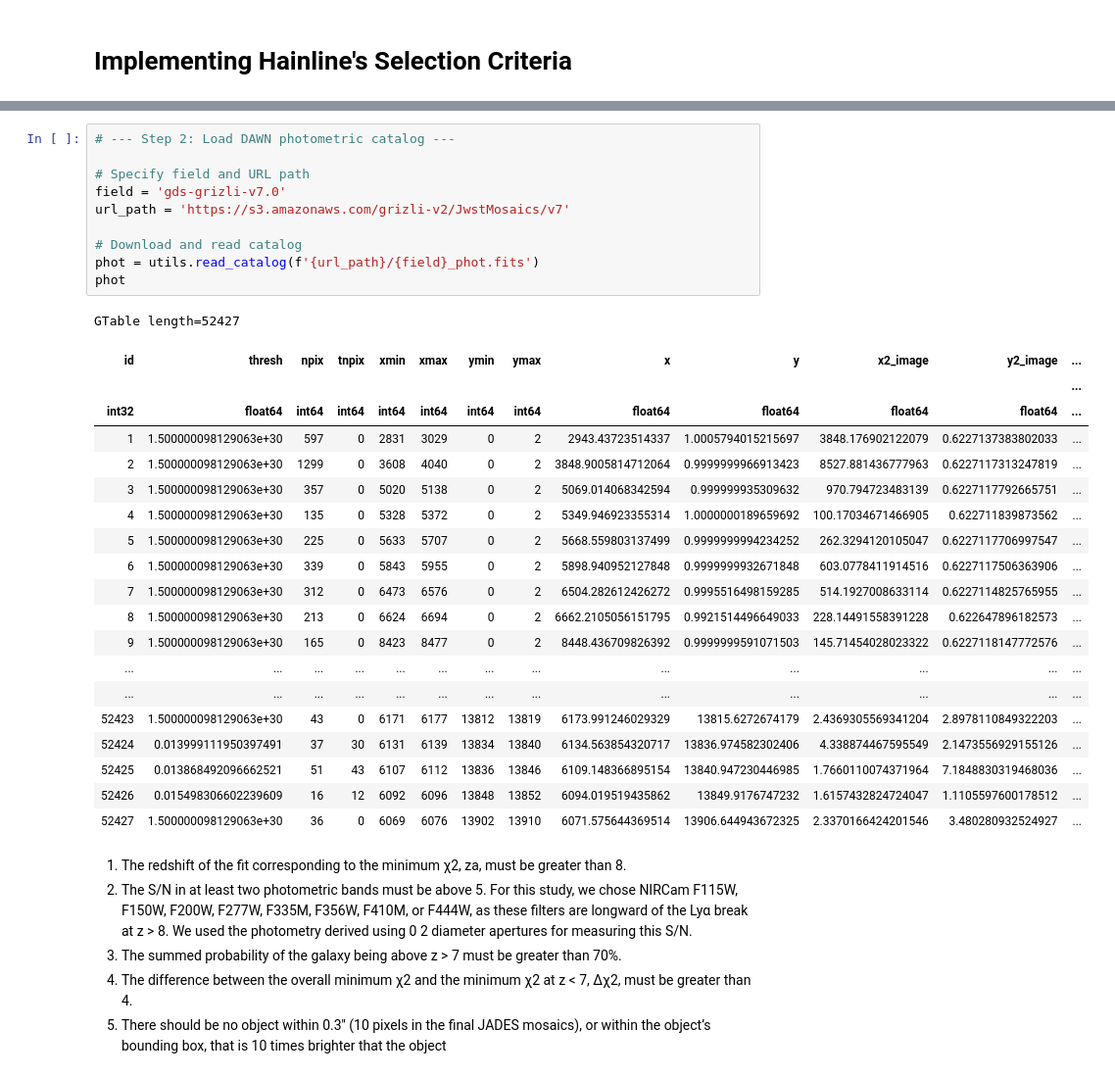
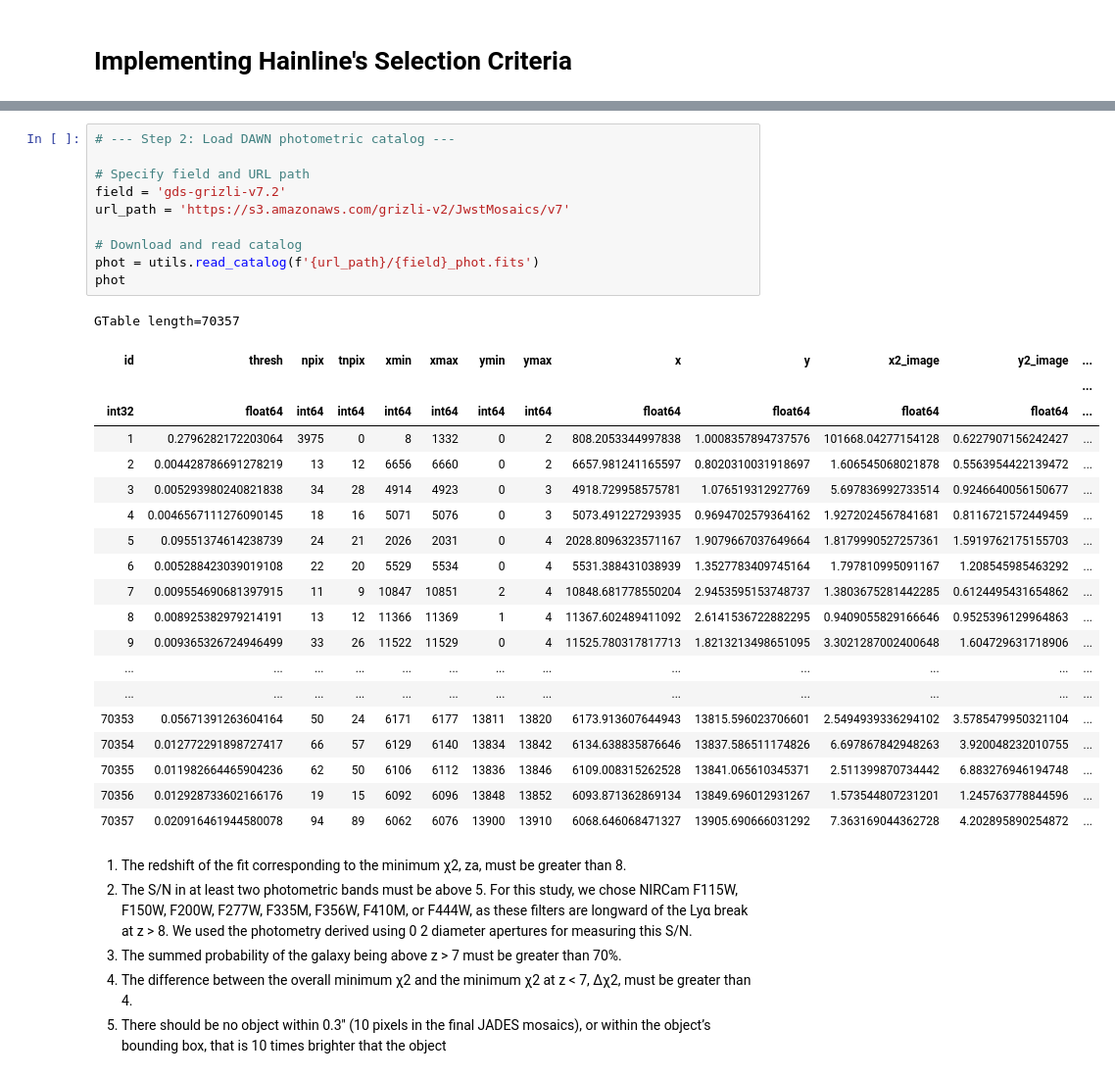
Before and after one commit to sfremy/my-eazy-jwst, a Jupyter notebook: scripts/eazy_processing.ipynb, the cells around one changed output, grey strips where cells are left out. Shown at 98% size. Saved outputs shown, nothing was run; the diff lists cells and outputs as text.

```diff
--- a/scripts/eazy_processing.ipynb
+++ b/scripts/eazy_processing.ipynb
@@ -1190,34 +1192,34 @@ GTable length=80367
 # %%
 # --- Step 2: Load DAWN photometric catalog ---
 
 # Specify field and URL path
-field = 'gds-grizli-v7.0'
+field = 'gds-grizli-v7.2'
 url_path = 'https://s3.amazonaws.com/grizli-v2/JwstMosaics/v7'
 
 # Download and read catalog
 phot = utils.read_catalog(f'{url_path}/{field}_phot.fits')
 phot
 # %% [output]
-GTable length=52427
+GTable length=70357
 | id | thresh | npix | tnpix | xmin | xmax | ymin | ymax | x | y | x2_image | y2_image | ... |
 |  |  |  |  |  |  |  |  |  |  |  |  | ... |
 | int32 | float64 | int64 | int64 | int64 | int64 | int64 | int64 | float64 | float64 | float64 | float64 | ... |
-| 1 | 1.500000098129063e+30 | 597 | 0 | 2831 | 3029 | 0 | 2 | 2943.43723514337 | 1.0005794015215697 | 3848.176902122079 | 0.6227137383802033 | ... |
-| 2 | 1.500000098129063e+30 | 1299 | 0 | 3608 | 4040 | 0 | 2 | 3848.9005814712064 | 0.9999999966913423 | 8527.881436777963 | 0.6227117313247819 | ... |
-| 3 | 1.500000098129063e+30 | 357 | 0 | 5020 | 5138 | 0 | 2 | 5069.014068342594 | 0.999999935309632 | 970.794723483139 | 0.6227117792665751 | ... |
-| 4 | 1.500000098129063e+30 | 135 | 0 | 5328 | 5372 | 0 | 2 | 5349.946923355314 | 1.0000000189659692 | 100.17034671466905 | 0.622711839873562 | ... |
-| 5 | 1.500000098129063e+30 | 225 | 0 | 5633 | 5707 | 0 | 2 | 5668.559803137499 | 0.9999999994234252 | 262.3294120105047 | 0.6227117706997547 | ... |
-| 6 | 1.500000098129063e+30 | 339 | 0 | 5843 | 5955 | 0 | 2 | 5898.940952127848 | 0.9999999932671848 | 603.0778411914516 | 0.6227117506363906 | ... |
-| 7 | 1.500000098129063e+30 | 312 | 0 | 6473 | 6576 | 0 | 2 | 6504.282612426272 | 0.9995516498159285 | 514.1927008633114 | 0.6227114825765955 | ... |
-| 8 | 1.500000098129063e+30 | 213 | 0 | 6624 | 6694 | 0 | 2 | 6662.2105056151795 | 0.9921514496649033 | 228.14491558391228 | 0.622647896182573 | ... |
-| 9 | 1.500000098129063e+30 | 165 | 0 | 8423 | 8477 | 0 | 2 | 8448.436709826392 | 0.9999999591071503 | 145.71454028023322 | 0.6227118147772576 | ... |
+| 1 | 0.2796282172203064 | 3975 | 0 | 8 | 1332 | 0 | 2 | 808.2053344997838 | 1.0008357894737576 | 101668.04277154128 | 0.6227907156242427 | ... |
+| 2 | 0.004428786691278219 | 13 | 12 | 6656 | 6660 | 0 | 2 | 6657.981241165597 | 0.8020310031918697 | 1.606545068021878 | 0.5563954422139472 | ... |
+| 3 | 0.005293980240821838 | 34 | 28 | 4914 | 4923 | 0 | 3 | 4918.729958575781 | 1.076519312927769 | 5.697836992733514 | 0.9246640056150677 | ... |
+| 4 | 0.0046567111276090145 | 18 | 16 | 5071 | 5076 | 0 | 3 | 5073.491227293935 | 0.9694702579364162 | 1.9272024567841681 | 0.8116721572449459 | ... |
+| 5 | 0.09551374614238739 | 24 | 21 | 2026 | 2031 | 0 | 4 | 2028.8096323571167 | 1.9079667037649664 | 1.8179990527257361 | 1.5919762175155703 | ... |
+| 6 | 0.005288423039019108 | 22 | 20 | 5529 | 5534 | 0 | 4 | 5531.388431038939 | 1.3527783409745164 | 1.797810995091167 | 1.208545985463292 | ... |
+| 7 | 0.009554690681397915 | 11 | 9 | 10847 | 10851 | 2 | 4 | 10848.681778550204 | 2.9453595153748737 | 1.3803675281442285 | 0.6124495431654862 | ... |
+| 8 | 0.008925382979214191 | 13 | 12 | 11366 | 11369 | 1 | 4 | 11367.602489411092 | 2.6141536722882295 | 0.9409055829166646 | 0.9525396129964863 | ... |
+| 9 | 0.009365326724946499 | 33 | 26 | 11522 | 11529 | 0 | 4 | 11525.780317817713 | 1.8213213498651095 | 3.3021287002400648 | 1.604729631718906 | ... |
 | ... | ... | ... | ... | ... | ... | ... | ... | ... | ... | ... | ... | ... |
 | ... | ... | ... | ... | ... | ... | ... | ... | ... | ... | ... | ... | ... |
-| 52423 | 1.500000098129063e+30 | 43 | 0 | 6171 | 6177 | 13812 | 13819 | 6173.991246029329 | 13815.6272674179 | 2.4369305569341204 | 2.8978110849322203 | ... |
-| 52424 | 0.013999111950397491 | 37 | 30 | 6131 | 6139 | 13834 | 13840 | 6134.563854320717 | 13836.974582302406 | 4.338874467595549 | 2.1473556929155126 | ... |
-| 52425 | 0.013868492096662521 | 51 | 43 | 6107 | 6112 | 13836 | 13846 | 6109.148366895154 | 13840.947230446985 | 1.7660110074371964 | 7.1848830319468036 | ... |
-| 52426 | 0.015498306602239609 | 16 | 12 | 6092 | 6096 | 13848 | 13852 | 6094.019519435862 | 13849.9176747232 | 1.6157432824724047 | 1.1105597600178512 | ... |
-| 52427 | 1.500000098129063e+30 | 36 | 0 | 6069 | 6076 | 13902 | 13910 | 6071.575644369514 | 13906.644943672325 | 2.3370166424201546 | 3.480280932524927 | ... |
+| 70353 | 0.05671391263604164 | 50 | 24 | 6171 | 6177 | 13811 | 13820 | 6173.913607644943 | 13815.596023706601 | 2.5494939336294102 | 3.5785479950321104 | ... |
+| 70354 | 0.012772291898727417 | 66 | 57 | 6129 | 6140 | 13834 | 13842 | 6134.638835876646 | 13837.586511174826 | 6.697867842948263 | 3.920048232010755 | ... |
+| 70355 | 0.011982664465904236 | 62 | 50 | 6106 | 6112 | 13836 | 13846 | 6109.008315262528 | 13841.065610345371 | 2.511399870734442 | 6.883276946194748 | ... |
+| 70356 | 0.012928733602166176 | 19 | 15 | 6092 | 6096 | 13848 | 13852 | 6093.871362869134 | 13849.696012931267 | 1.573544807231201 | 1.245763778844596 | ... |
+| 70357 | 0.020916461944580078 | 94 | 89 | 6062 | 6076 | 13900 | 13910 | 6068.646068471327 | 13905.690666031292 | 7.363169044362728 | 4.202895890254872 | ... |
 # %% [markdown]
 1. The redshift of the fit corresponding to the minimum χ2, za, must be greater than 8.
 2. The S/N in at least two photometric bands must be above 5. For this study, we chose NIRCam F115W, F150W, F200W, F277W, F335M, F356W, F410M, or F444W, as these filters are longward of the Lyα break at z > 8. We used the photometry derived using 0 2 diameter apertures for measuring this S/N.
```
Also changed, not shown: parts of 11 cells of this notebook, 10 other files.
